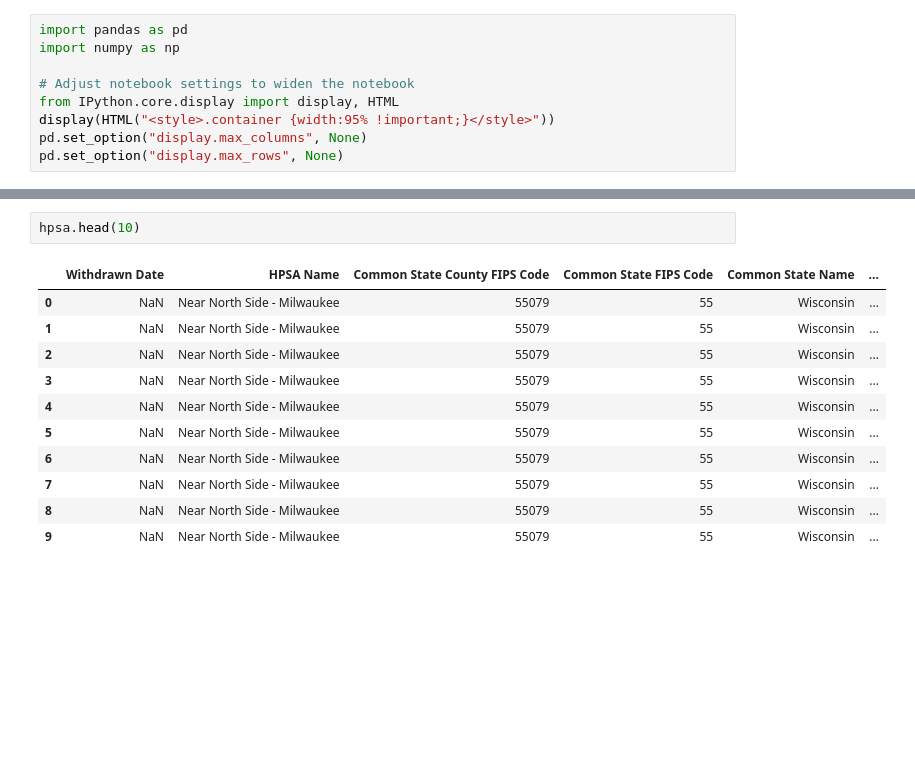
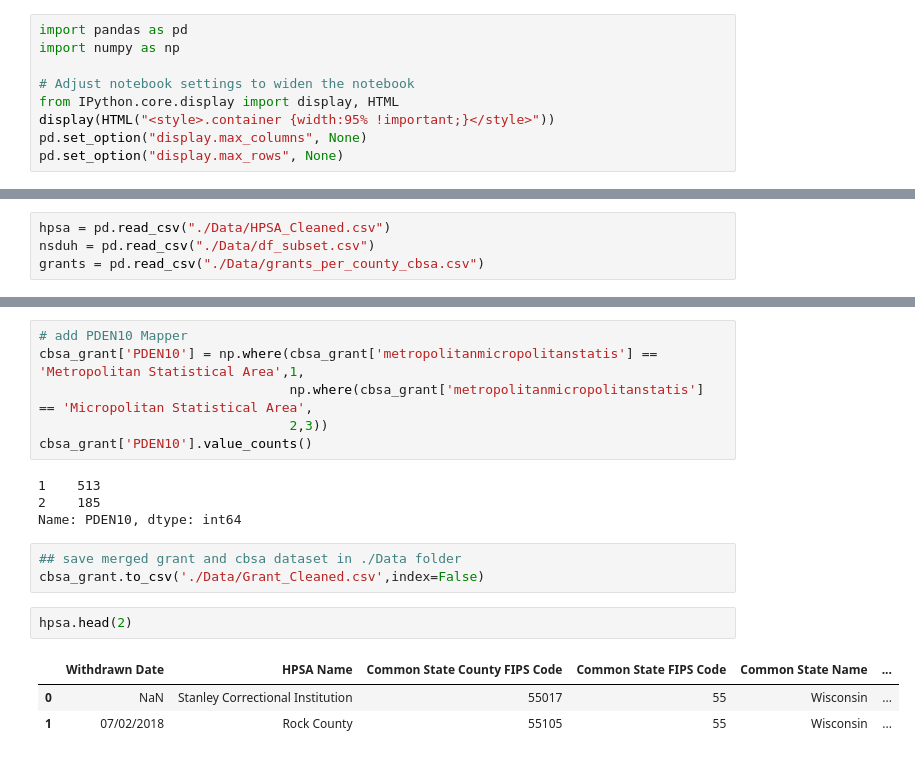
Before and after one commit to ml42322/correlationone_team2, a Jupyter notebook: Datasets Merge for Tableau.ipynb, the cells around one changed output, grey strips where cells are left out. Saved outputs shown, nothing was run; the diff lists cells and outputs as text; blank space fills up the shorter version.

```diff
--- a/Datasets Merge for Tableau.ipynb
+++ b/Datasets Merge for Tableau.ipynb
@@ -19,0 +10,4 @@ grants = pd.read_csv("/Users/chiufengyap/OneDrive - The University of Texas Heal
+# %%
+hpsa = pd.read_csv("./Data/HPSA_Cleaned.csv")
+nsduh = pd.read_csv("./Data/df_subset.csv")
+grants = pd.read_csv("./Data/grants_per_county_cbsa.csv")
@@ -47,14 +44,19 @@ Index(['Unnamed: 0', 'QUESTID2', 'FILEDATE', 'AMHINP2', 'AMHOUTP3', 'AMHRX2',
+# %%
+# add PDEN10 Mapper
+cbsa_grant['PDEN10'] = np.where(cbsa_grant['metropolitanmicropolitanstatis'] == 'Metropolitan Statistical Area',1,
+                                np.where(cbsa_grant['metropolitanmicropolitanstatis'] == 'Micropolitan Statistical Area',
+                                2,3))
+cbsa_grant['PDEN10'].value_counts()
+# %% [output]
+1    513
+2    185
+Name: PDEN10, dtype: int64
+# %%
+## save merged grant and cbsa dataset in ./Data folder
+cbsa_grant.to_csv('./Data/Grant_Cleaned.csv',index=False)
 # %%
-hpsa.head(10)
+hpsa.head(2)
 # %% [output]
 |  | Withdrawn Date | HPSA Name | Common State County FIPS Code | Common State FIPS Code | Common State Name | ... |
-| 0 | NaN | Near North Side - Milwaukee | 55079 | 55 | Wisconsin | ... |
-| 1 | NaN | Near North Side - Milwaukee | 55079 | 55 | Wisconsin | ... |
-| 2 | NaN | Near North Side - Milwaukee | 55079 | 55 | Wisconsin | ... |
-| 3 | NaN | Near North Side - Milwaukee | 55079 | 55 | Wisconsin | ... |
-| 4 | NaN | Near North Side - Milwaukee | 55079 | 55 | Wisconsin | ... |
-| 5 | NaN | Near North Side - Milwaukee | 55079 | 55 | Wisconsin | ... |
-| 6 | NaN | Near North Side - Milwaukee | 55079 | 55 | Wisconsin | ... |
-| 7 | NaN | Near North Side - Milwaukee | 55079 | 55 | Wisconsin | ... |
-| 8 | NaN | Near North Side - Milwaukee | 55079 | 55 | Wisconsin | ... |
-| 9 | NaN | Near North Side - Milwaukee | 55079 | 55 | Wisconsin | ... |
+| 0 | NaN | Stanley Correctional Institution | 55017 | 55 | Wisconsin | ... |
+| 1 | 07/02/2018 | Rock County | 55105 | 55 | Wisconsin | ... |
```
Also changed, not shown: parts of 10 cells of this notebook, 2 other files.
